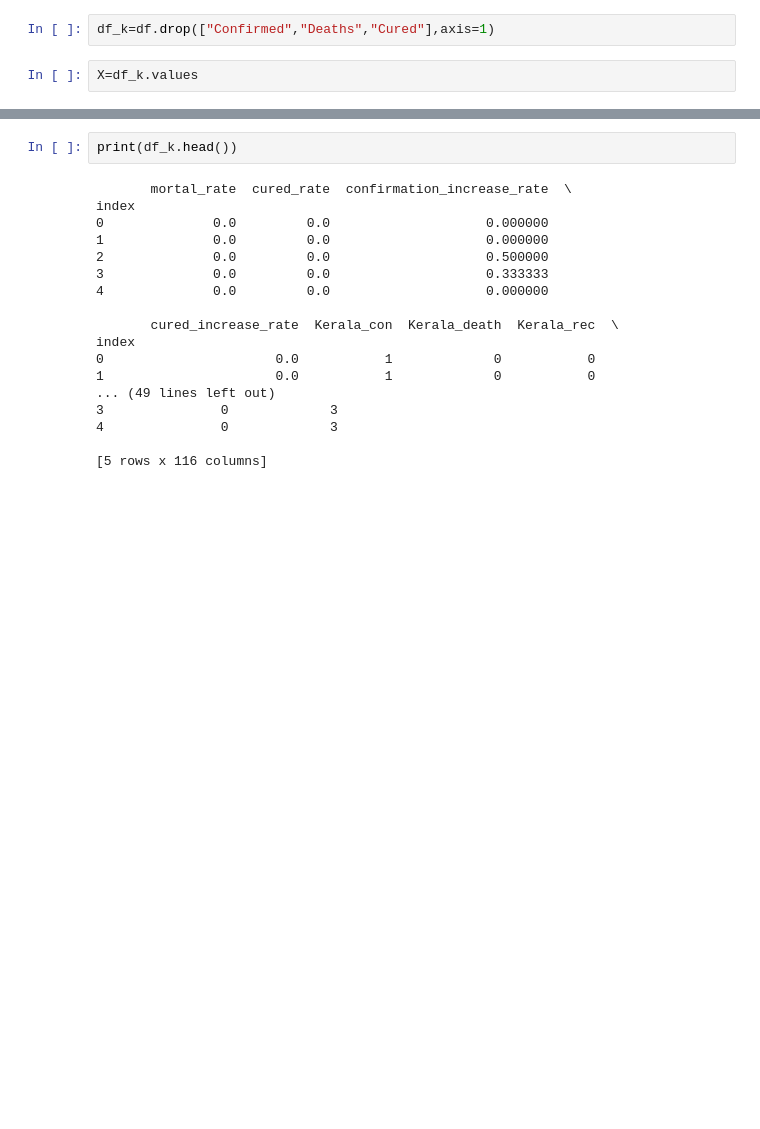
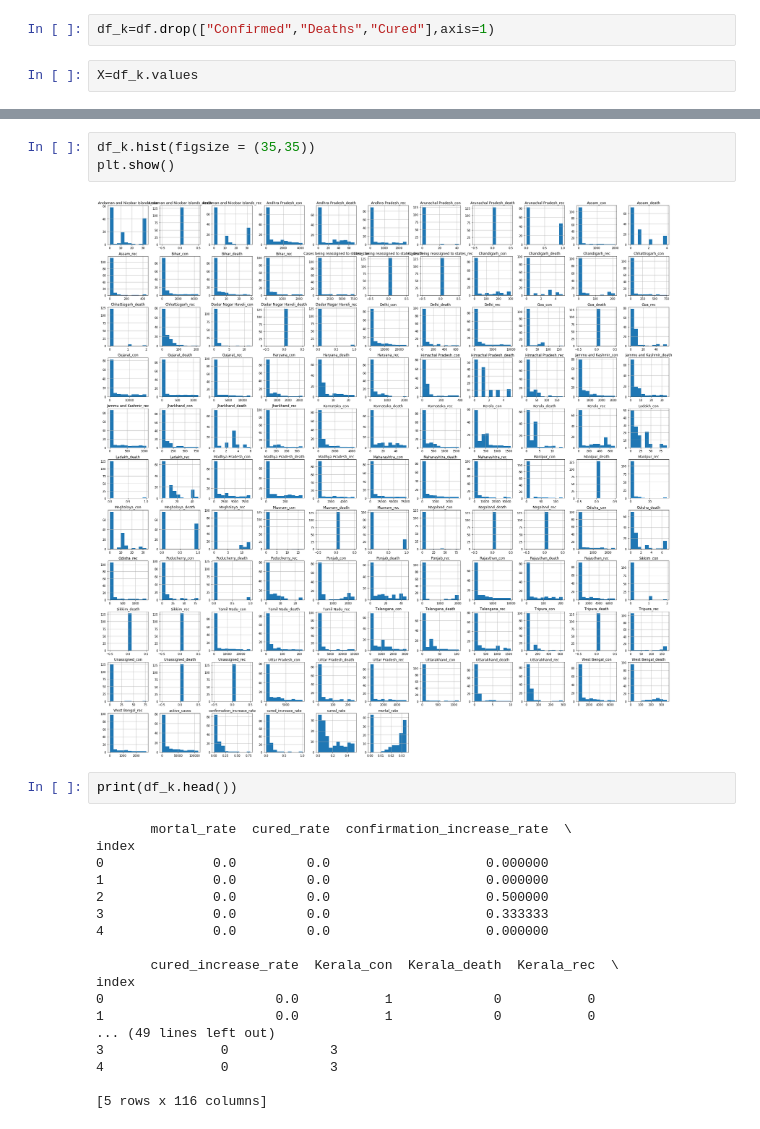
Before and after one commit to abr-98/COVID-19_regression_analysis, a Jupyter notebook: confirmed_death_cured_predict.ipynb, the cells around one changed output, grey strips where cells are left out. Drawn from its saved outputs; the diff is of its cells as text; blank space fills up the shorter version.

```diff
--- a/confirmed_death_cured_predict.ipynb
+++ b/confirmed_death_cured_predict.ipynb
@@ -32,3 +41,8 @@ X=df_k.values
+# %%
+df_k.hist(figsize = (35,35))
+plt.show()
+# %% [output]
+[figure, added]
 # %%
 print(df_k.head())
 # %% [output]
```
Also changed, not shown: parts of 13 cells of this notebook, 11 other files.
